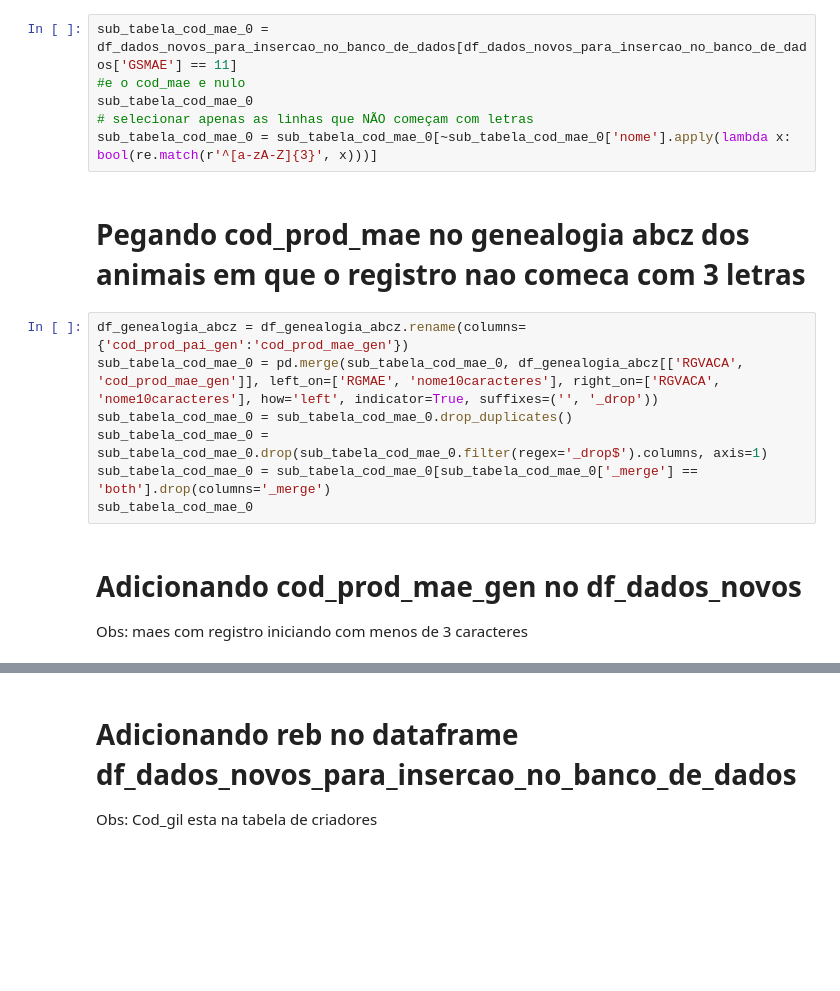
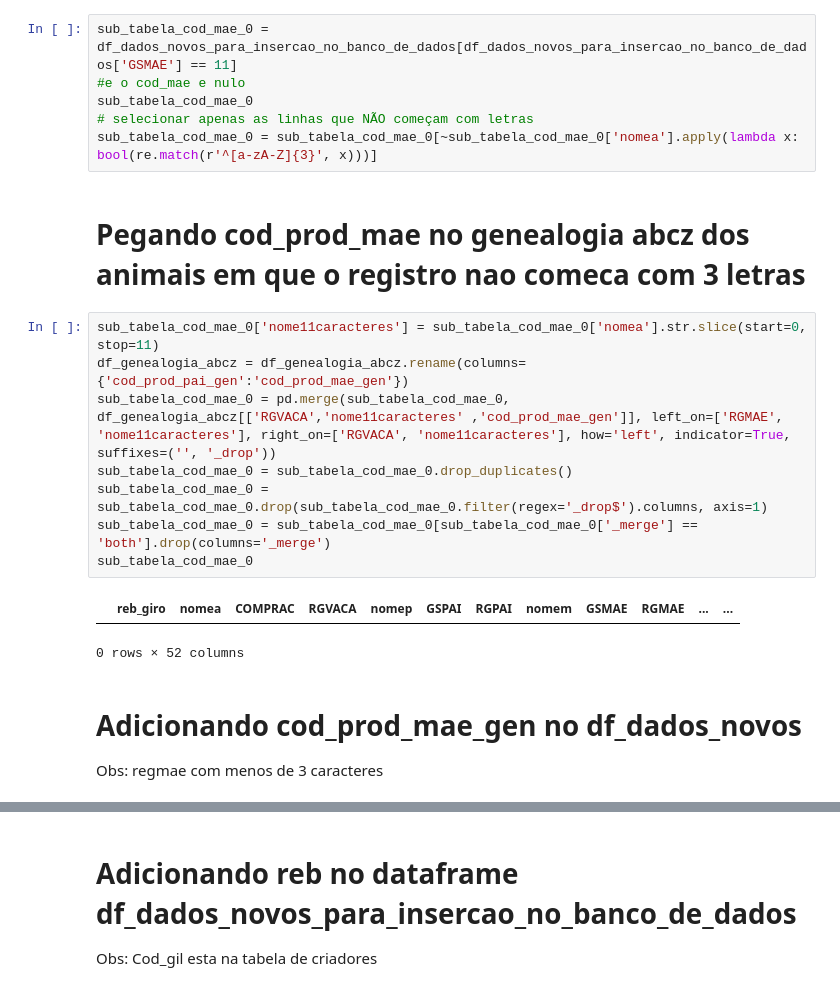
Before and after one commit to macheuz/dados_PNMGL, a Jupyter notebook: bkpleitura.ipynb, the cells around one changed output, grey strips where cells are left out. Cells and saved outputs as stored; diff of their text form; blank space fills up the shorter version.

```diff
--- a/bkpleitura.ipynb
+++ b/bkpleitura.ipynb
@@ -229,17 +362,21 @@ sub_tabela_cod_mae_0 = df_dados_novos_para_insercao_no_banco_de_dados[df_dados_n
 #e o cod_mae e nulo
 sub_tabela_cod_mae_0
 # selecionar apenas as linhas que NÃO começam com letras
-sub_tabela_cod_mae_0 = sub_tabela_cod_mae_0[~sub_tabela_cod_mae_0['nome'].apply(lambda x: bool(re.match(r'^[a-zA-Z]{3}', x)))]
+sub_tabela_cod_mae_0 = sub_tabela_cod_mae_0[~sub_tabela_cod_mae_0['nomea'].apply(lambda x: bool(re.match(r'^[a-zA-Z]{3}', x)))]
 # %% [markdown]
 # Pegando cod_prod_mae no genealogia abcz dos animais em que o registro nao comeca com 3 letras
 # %%
+sub_tabela_cod_mae_0['nome11caracteres'] = sub_tabela_cod_mae_0['nomea'].str.slice(start=0, stop=11)
 df_genealogia_abcz = df_genealogia_abcz.rename(columns={'cod_prod_pai_gen':'cod_prod_mae_gen'})
-sub_tabela_cod_mae_0 = pd.merge(sub_tabela_cod_mae_0, df_genealogia_abcz[['RGVACA', 'cod_prod_mae_gen']], left_on=['RGMAE', 'nome10caracteres'], right_on=['RGVACA', 'nome10caracteres'], how='left', indicator=True, suffixes=('', '_drop'))
+sub_tabela_cod_mae_0 = pd.merge(sub_tabela_cod_mae_0, df_genealogia_abcz[['RGVACA','nome11caracteres' ,'cod_prod_mae_gen']], left_on=['RGMAE', 'nome11caracteres'], right_on=['RGVACA', 'nome11caracteres'], how='left', indicator=True, suffixes=('', '_drop'))
 sub_tabela_cod_mae_0 = sub_tabela_cod_mae_0.drop_duplicates()
 sub_tabela_cod_mae_0 = sub_tabela_cod_mae_0.drop(sub_tabela_cod_mae_0.filter(regex='_drop$').columns, axis=1)
 sub_tabela_cod_mae_0 = sub_tabela_cod_mae_0[sub_tabela_cod_mae_0['_merge'] == 'both'].drop(columns='_merge')
 sub_tabela_cod_mae_0
+# %% [output]
+|  | reb_giro | nomea | COMPRAC | RGVACA | nomep | GSPAI | RGPAI | nomem | GSMAE | RGMAE | ... | ... |
+0 rows × 52 columns
 # %% [markdown]
 # Adicionando cod_prod_mae_gen no df_dados_novos
-Obs: maes com registro iniciando com menos de 3 caracteres
+Obs: regmae com menos de 3 caracteres
 # %%
```
Also changed, not shown: parts of 20 cells of this notebook.
